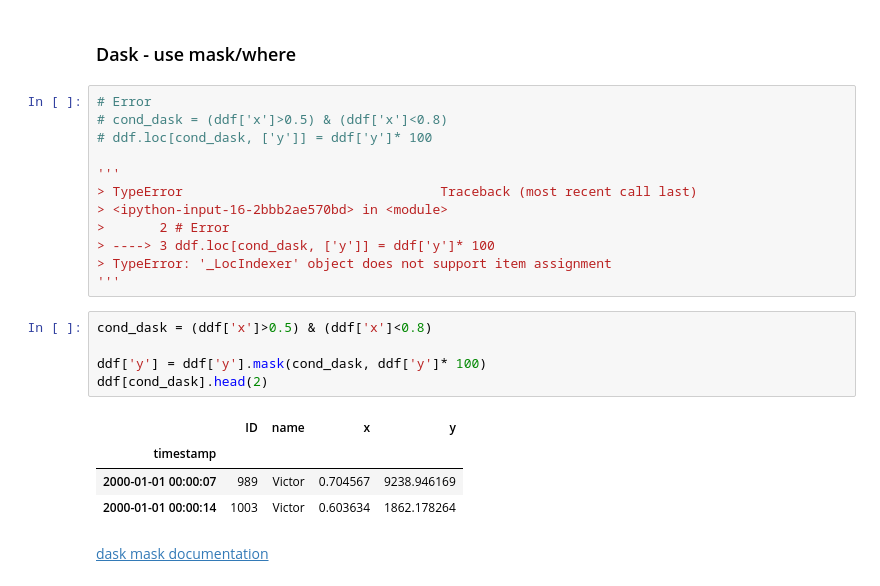
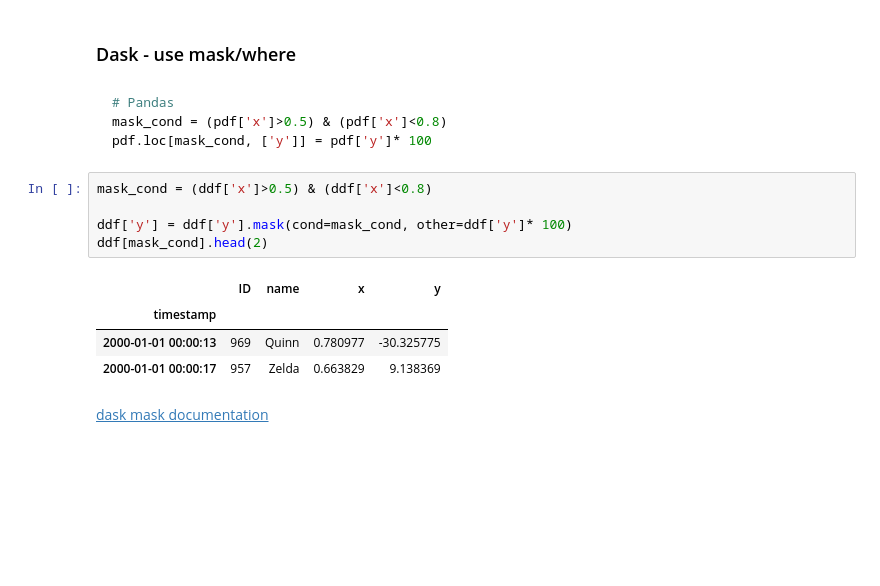
Before and after one commit to sephib/dask_pyconil2019, a Jupyter notebook: dask_for_pandas-in_ETL.ipynb, the cells around one changed output. Cells and saved outputs as stored; diff of their text form; blank space fills up the shorter version.

````diff
--- a/dask_for_pandas-in_ETL.ipynb
+++ b/dask_for_pandas-in_ETL.ipynb
@@ -285,27 +311,21 @@ pdf[mask_cond].head(2)
 # %% [markdown]
 ### Dask - use mask/where
-# %%
-# Error
-# cond_dask = (ddf['x']>0.5) & (ddf['x']<0.8)
-# ddf.loc[cond_dask, ['y']] = ddf['y']* 100
-
-'''
-> TypeError                                 Traceback (most recent call last)
-> <ipython-input-16-2bbb2ae570bd> in <module>
->       2 # Error
-> ----> 3 ddf.loc[cond_dask, ['y']] = ddf['y']* 100
-> TypeError: '_LocIndexer' object does not support item assignment
-'''
+# %% [markdown]
+```python
+# Pandas
+mask_cond = (pdf['x']>0.5) & (pdf['x']<0.8)
+pdf.loc[mask_cond, ['y']] = pdf['y']* 100
+```
 # %%
-cond_dask = (ddf['x']>0.5) & (ddf['x']<0.8)
+mask_cond = (ddf['x']>0.5) & (ddf['x']<0.8)
 
-ddf['y'] = ddf['y'].mask(cond_dask, ddf['y']* 100)
-ddf[cond_dask].head(2)
+ddf['y'] = ddf['y'].mask(cond=mask_cond, other=ddf['y']* 100)
+ddf[mask_cond].head(2)
 # %% [output]
 |  | ID | name | x | y |
 | timestamp |  |  |  |  |
-| 2000-01-01 00:00:07 | 989 | Victor | 0.704567 | 9238.946169 |
-| 2000-01-01 00:00:14 | 1003 | Victor | 0.603634 | 1862.178264 |
+| 2000-01-01 00:00:13 | 969 | Quinn | 0.780977 | -30.325775 |
+| 2000-01-01 00:00:17 | 957 | Zelda | 0.663829 | 9.138369 |
 # %% [markdown]
 [dask mask documentation](https://docs.dask.org/en/latest/dataframe-api.html#dask.dataframe.DataFrame.mask)
 # %% [markdown]
````
Also changed, not shown: parts of 64 cells of this notebook.
